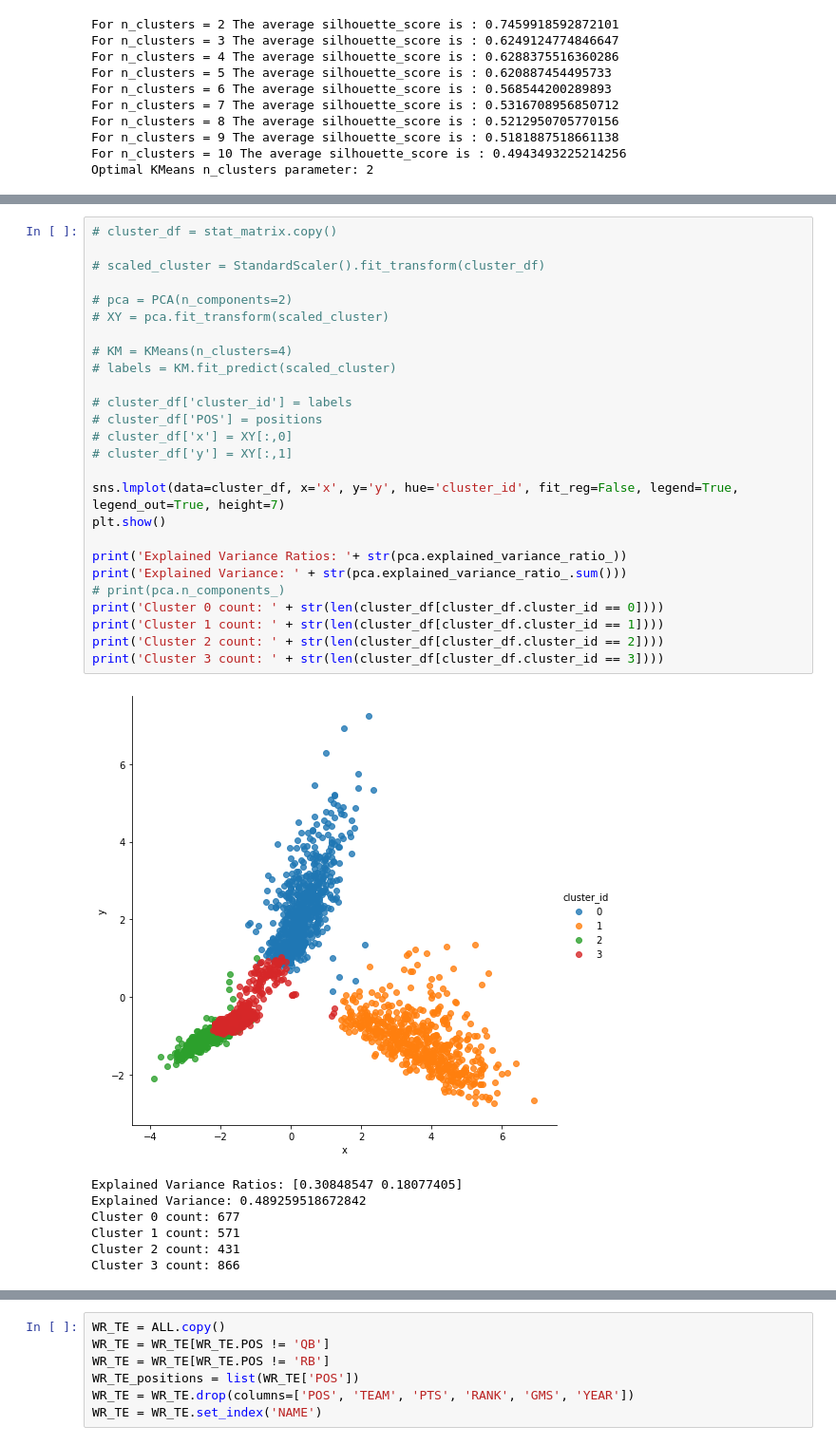
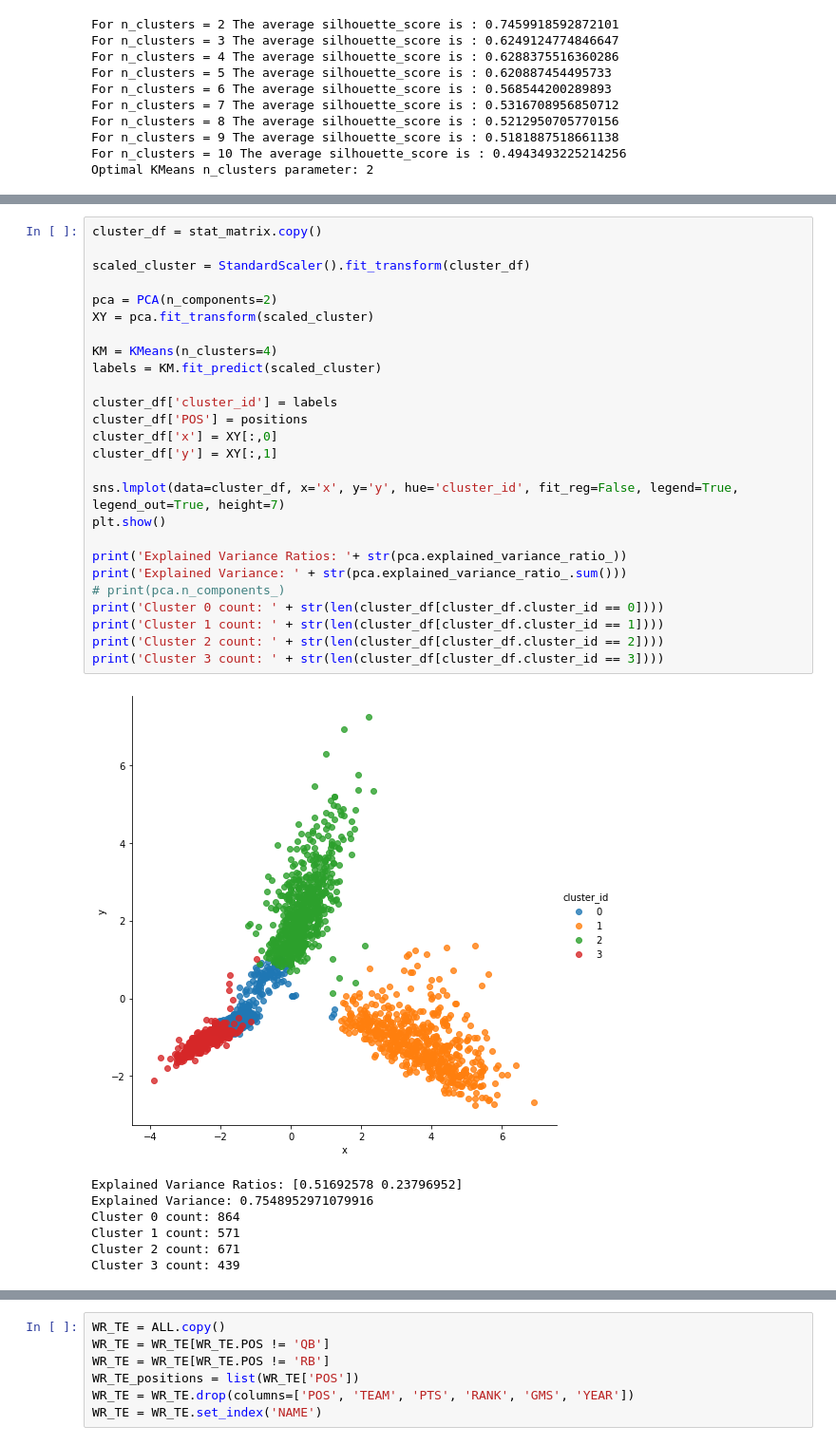
Before and after one commit to jlwalsh13/Capstone_1, a Jupyter notebook: ff_clustering.ipynb, the cells around one changed output, grey strips where cells are left out. Shown at 95% size. Cells and saved outputs as stored; diff of their text form.

```diff
--- a/ff_clustering.ipynb
+++ b/ff_clustering.ipynb
@@ -88,35 +122,35 @@ Optimal KMeans n_clusters parameter: 2
 # %%
-# cluster_df = stat_matrix.copy()
+cluster_df = stat_matrix.copy()
 
-# scaled_cluster = StandardScaler().fit_transform(cluster_df)
+scaled_cluster = StandardScaler().fit_transform(cluster_df)
 
-# pca = PCA(n_components=2)
-# XY = pca.fit_transform(scaled_cluster)
+pca = PCA(n_components=2)
+XY = pca.fit_transform(scaled_cluster)
 
-# KM = KMeans(n_clusters=4)
-# labels = KM.fit_predict(scaled_cluster)
+KM = KMeans(n_clusters=4)
+labels = KM.fit_predict(scaled_cluster)
 
-# cluster_df['cluster_id'] = labels
-# cluster_df['POS'] = positions
-# cluster_df['x'] = XY[:,0]
-# cluster_df['y'] = XY[:,1]
+cluster_df['cluster_id'] = labels
+cluster_df['POS'] = positions
+cluster_df['x'] = XY[:,0]
+cluster_df['y'] = XY[:,1]
 
 sns.lmplot(data=cluster_df, x='x', y='y', hue='cluster_id', fit_reg=False, legend=True, legend_out=True, height=7)
 plt.show()
 
 print('Explained Variance Ratios: '+ str(pca.explained_variance_ratio_))
 print('Explained Variance: ' + str(pca.explained_variance_ratio_.sum()))
 # print(pca.n_components_)
 print('Cluster 0 count: ' + str(len(cluster_df[cluster_df.cluster_id == 0])))
 print('Cluster 1 count: ' + str(len(cluster_df[cluster_df.cluster_id == 1])))
 print('Cluster 2 count: ' + str(len(cluster_df[cluster_df.cluster_id == 2])))
 print('Cluster 3 count: ' + str(len(cluster_df[cluster_df.cluster_id == 3])))
 # %% [output]
-[figure, old version]
+[figure, new version]
-Explained Variance Ratios: [0.30848547 0.18077405]
-Explained Variance: 0.489259518672842
-Cluster 0 count: 677
+Explained Variance Ratios: [0.51692578 0.23796952]
+Explained Variance: 0.7548952971079916
+Cluster 0 count: 864
 Cluster 1 count: 571
-Cluster 2 count: 431
-Cluster 3 count: 866
+Cluster 2 count: 671
+Cluster 3 count: 439
 # %%
```
Also changed, not shown: parts of 3 cells of this notebook.
